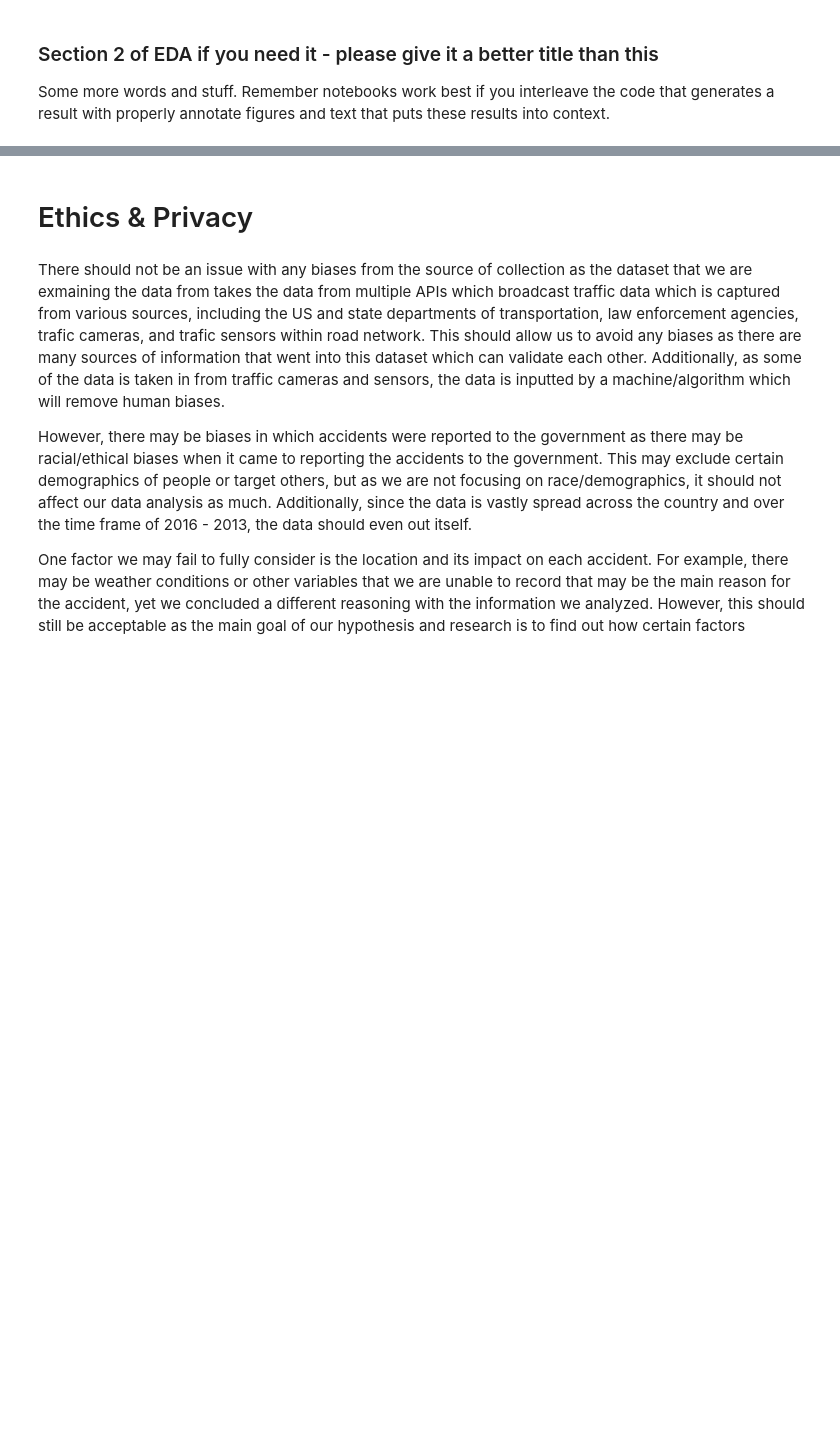
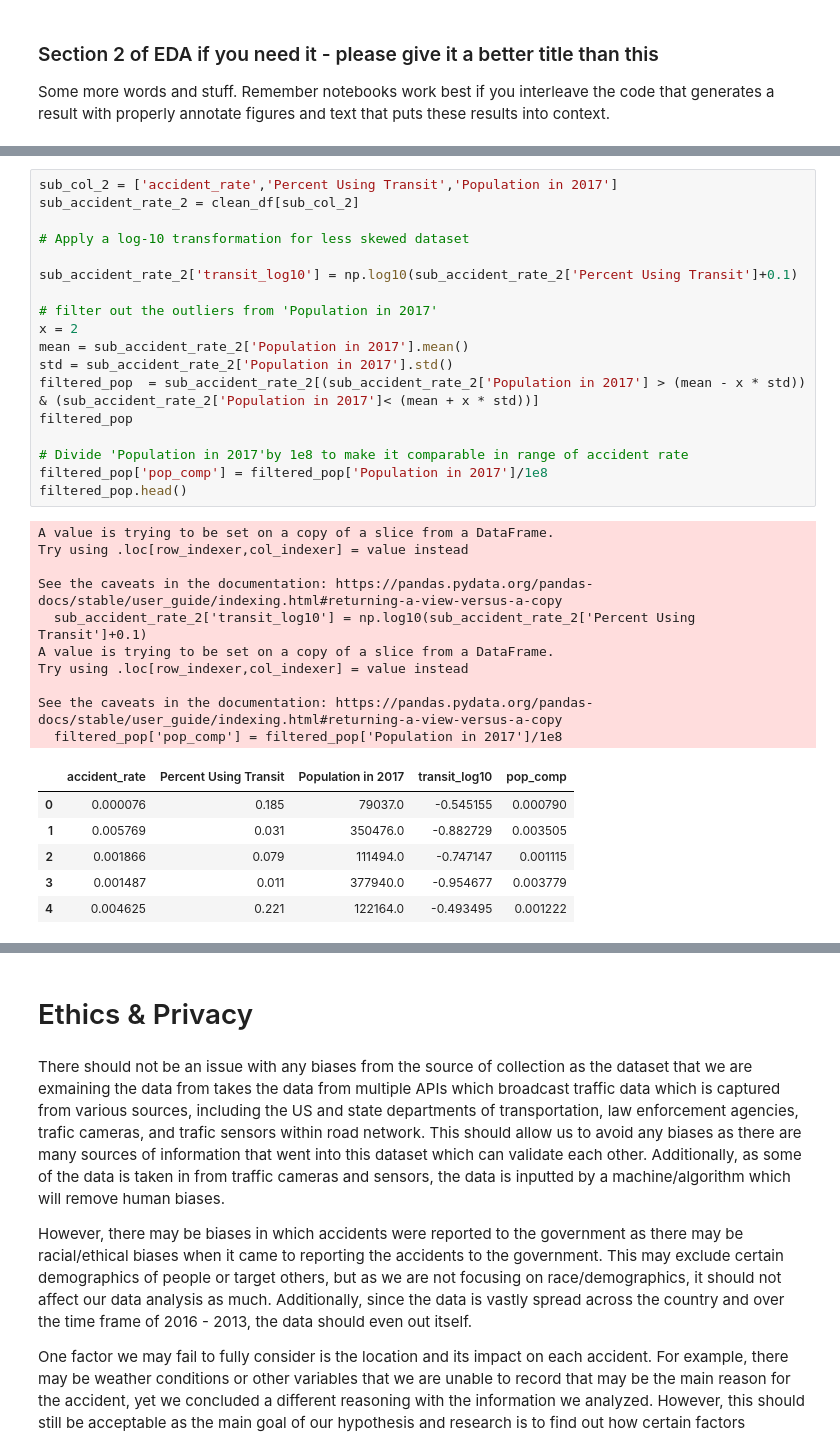
Before and after one commit to COGS108/Group099_WI24, a Jupyter notebook: EDACheckpoint_Group099_WI24.ipynb, the cells around one changed output, grey strips where cells are left out. Drawn from its saved outputs; the diff is of its cells as text; blank space fills up the shorter version.

```diff
--- a/EDACheckpoint_Group099_WI24.ipynb
+++ b/EDACheckpoint_Group099_WI24.ipynb
@@ -311,0 +365,35 @@ Some more words and stuff.  Remember notebooks work best if you interleave the c
+# %%
+sub_col_2 = ['accident_rate','Percent Using Transit','Population in 2017']
+sub_accident_rate_2 = clean_df[sub_col_2]
+
+# Apply a log-10 transformation for less skewed dataset
+
+sub_accident_rate_2['transit_log10'] = np.log10(sub_accident_rate_2['Percent Using Transit']+0.1)
+
+# filter out the outliers from 'Population in 2017'
+x = 2
+mean = sub_accident_rate_2['Population in 2017'].mean()
+std = sub_accident_rate_2['Population in 2017'].std()
+filtered_pop  = sub_accident_rate_2[(sub_accident_rate_2['Population in 2017'] > (mean - x * std)) & (sub_accident_rate_2['Population in 2017']< (mean + x * std))]
+filtered_pop
+
+# Divide 'Population in 2017'by 1e8 to make it comparable in range of accident rate
+filtered_pop['pop_comp'] = filtered_pop['Population in 2017']/1e8
+filtered_pop.head()
+# %% [output]
+A value is trying to be set on a copy of a slice from a DataFrame.
+Try using .loc[row_indexer,col_indexer] = value instead
+
+See the caveats in the documentation: https://pandas.pydata.org/pandas-docs/stable/user_guide/indexing.html#returning-a-view-versus-a-copy
+  sub_accident_rate_2['transit_log10'] = np.log10(sub_accident_rate_2['Percent Using Transit']+0.1)
+A value is trying to be set on a copy of a slice from a DataFrame.
+Try using .loc[row_indexer,col_indexer] = value instead
+
+See the caveats in the documentation: https://pandas.pydata.org/pandas-docs/stable/user_guide/indexing.html#returning-a-view-versus-a-copy
+  filtered_pop['pop_comp'] = filtered_pop['Population in 2017']/1e8
+|  | accident_rate | Percent Using Transit | Population in 2017 | transit_log10 | pop_comp |
+| 0 | 0.000076 | 0.185 | 79037.0 | -0.545155 | 0.000790 |
+| 1 | 0.005769 | 0.031 | 350476.0 | -0.882729 | 0.003505 |
+| 2 | 0.001866 | 0.079 | 111494.0 | -0.747147 | 0.001115 |
+| 3 | 0.001487 | 0.011 | 377940.0 | -0.954677 | 0.003779 |
+| 4 | 0.004625 | 0.221 | 122164.0 | -0.493495 | 0.001222 |
```
Also changed, not shown: parts of 8 cells of this notebook.
